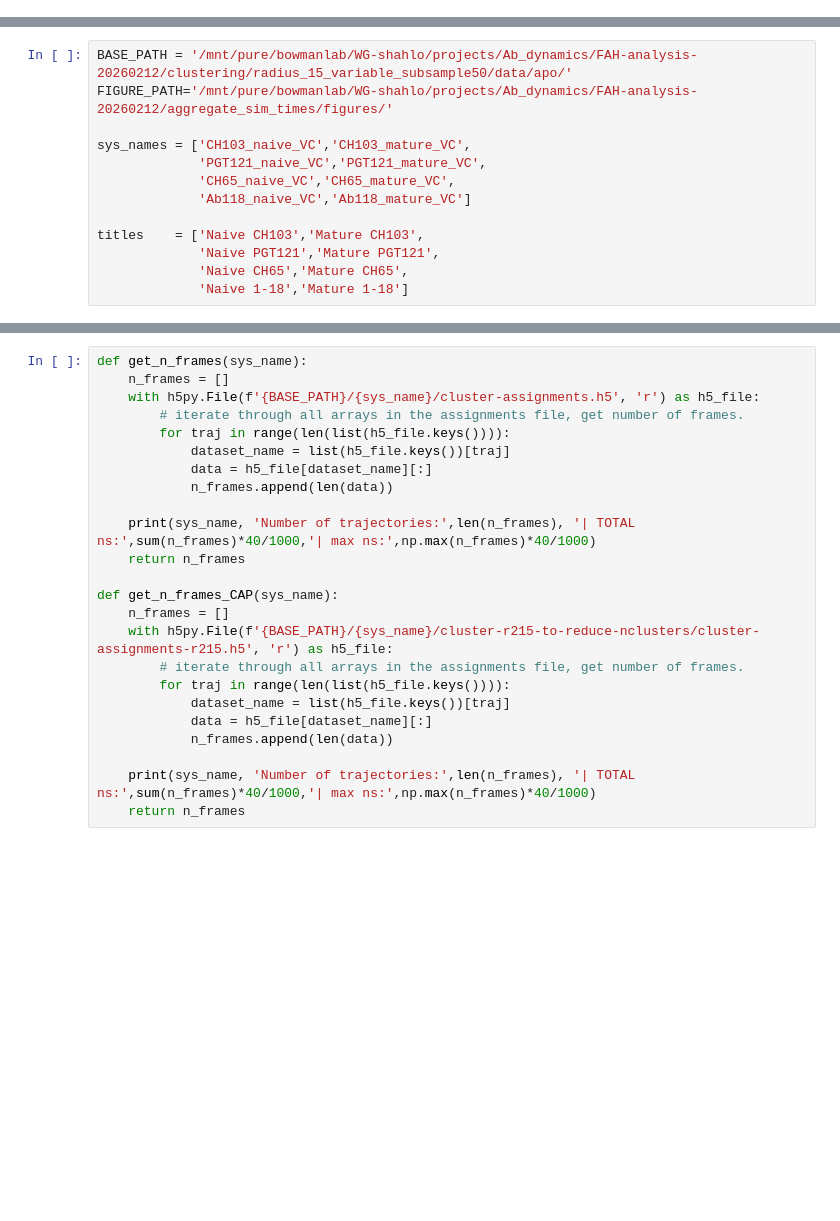
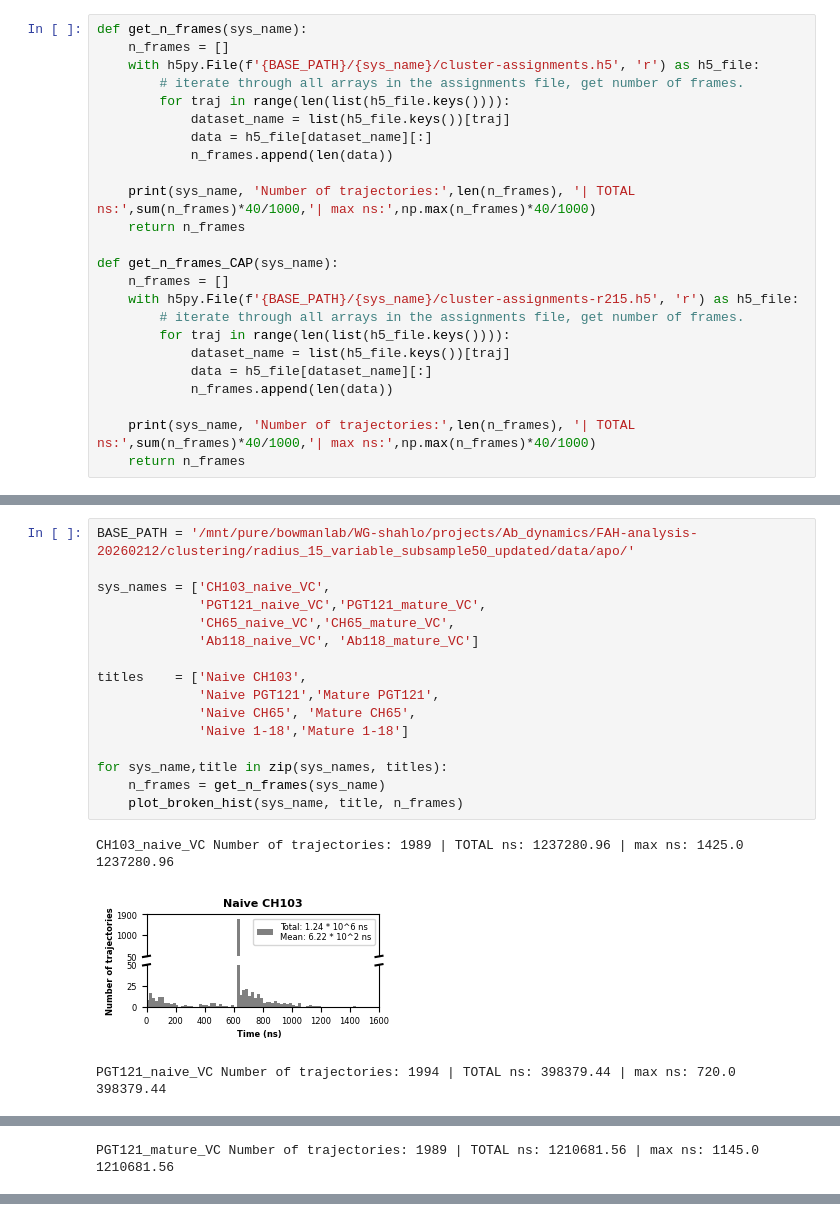
Before and after one commit to ssolieva/antibody-dynamics, a Jupyter notebook: analysis-files/aggregate-simulation-times/notebooks/FAH-trajLength-distributions.ipynb, the cells around one changed output, grey strips where cells are left out. Saved outputs shown, nothing was run; the diff lists cells and outputs as text; blank space fills up the shorter version.

Commit message:
updated aggregate simulation time histograms

```diff
--- a/analysis-files/aggregate-simulation-times/notebooks/FAH-trajLength-distributions.ipynb
+++ b/analysis-files/aggregate-simulation-times/notebooks/FAH-trajLength-distributions.ipynb
@@ -13,0 +25,24 @@ import matplotlib.pyplot as plt
+# %%
+def get_n_frames(sys_name):
+    n_frames = []
+    with h5py.File(f'{BASE_PATH}/{sys_name}/cluster-assignments.h5', 'r') as h5_file:
+        # iterate through all arrays in the assignments file, get number of frames.
+        for traj in range(len(list(h5_file.keys()))):
+            dataset_name = list(h5_file.keys())[traj]
+            data = h5_file[dataset_name][:]
+            n_frames.append(len(data))
+
+    print(sys_name, 'Number of trajectories:',len(n_frames), '| TOTAL ns:',sum(n_frames)*40/1000,'| max ns:',np.max(n_frames)*40/1000)
+    return n_frames
+
+def get_n_frames_CAP(sys_name):
+    n_frames = []
+    with h5py.File(f'{BASE_PATH}/{sys_name}/cluster-assignments-r215.h5', 'r') as h5_file:
+        # iterate through all arrays in the assignments file, get number of frames.
+        for traj in range(len(list(h5_file.keys()))):
+            dataset_name = list(h5_file.keys())[traj]
+            data = h5_file[dataset_name][:]
+            n_frames.append(len(data))
+
+    print(sys_name, 'Number of trajectories:',len(n_frames), '| TOTAL ns:',sum(n_frames)*40/1000,'| max ns:',np.max(n_frames)*40/1000)
+    return n_frames
@@ -14,13 +109,22 @@ import matplotlib.pyplot as plt
 # %%
-BASE_PATH = '/mnt/pure/bowmanlab/WG-shahlo/projects/Ab_dynamics/FAH-analysis-20260212/clustering/radius_15_variable_subsample50/data/apo/'
-FIGURE_PATH='/mnt/pure/bowmanlab/WG-shahlo/projects/Ab_dynamics/FAH-analysis-20260212/aggregate_sim_times/figures/'
+BASE_PATH = '/mnt/pure/bowmanlab/WG-shahlo/projects/Ab_dynamics/FAH-analysis-20260212/clustering/radius_15_variable_subsample50_updated/data/apo/'
 
-sys_names = ['CH103_naive_VC','CH103_mature_VC',
+sys_names = ['CH103_naive_VC',
              'PGT121_naive_VC','PGT121_mature_VC',
              'CH65_naive_VC','CH65_mature_VC',
-             'Ab118_naive_VC','Ab118_mature_VC']
+             'Ab118_naive_VC', 'Ab118_mature_VC']
 
-titles    = ['Naive CH103','Mature CH103',
+titles    = ['Naive CH103',
              'Naive PGT121','Mature PGT121',
-             'Naive CH65','Mature CH65',
+             'Naive CH65', 'Mature CH65',
              'Naive 1-18','Mature 1-18']
+
+for sys_name,title in zip(sys_names, titles):
+    n_frames = get_n_frames(sys_name)
+    plot_broken_hist(sys_name, title, n_frames)
+# %% [output]
+CH103_naive_VC Number of trajectories: 1989 | TOTAL ns: 1237280.96 | max ns: 1425.0
+1237280.96
+[figure, added]
+PGT121_naive_VC Number of trajectories: 1994 | TOTAL ns: 398379.44 | max ns: 720.0
+398379.44
@@ -26,0 +132,2 @@ titles    = ['Naive CH103','Mature CH103',
+PGT121_mature_VC Number of trajectories: 1989 | TOTAL ns: 1210681.56 | max ns: 1145.0
+1210681.56
@@ -27,24 +146,0 @@ titles    = ['Naive CH103','Mature CH103',
-# %%
-def get_n_frames(sys_name):
-    n_frames = []
-    with h5py.File(f'{BASE_PATH}/{sys_name}/cluster-assignments.h5', 'r') as h5_file:
-        # iterate through all arrays in the assignments file, get number of frames.
-        for traj in range(len(list(h5_file.keys()))):
-            dataset_name = list(h5_file.keys())[traj]
-            data = h5_file[dataset_name][:]
-            n_frames.append(len(data))
-
-    print(sys_name, 'Number of trajectories:',len(n_frames), '| TOTAL ns:',sum(n_frames)*40/1000,'| max ns:',np.max(n_frames)*40/1000)
-    return n_frames
-
-def get_n_frames_CAP(sys_name):
-    n_frames = []
-    with h5py.File(f'{BASE_PATH}/{sys_name}/cluster-r215-to-reduce-nclusters/cluster-assignments-r215.h5', 'r') as h5_file:
-        # iterate through all arrays in the assignments file, get number of frames.
-        for traj in range(len(list(h5_file.keys()))):
-            dataset_name = list(h5_file.keys())[traj]
-            data = h5_file[dataset_name][:]
-            n_frames.append(len(data))
-
-    print(sys_name, 'Number of trajectories:',len(n_frames), '| TOTAL ns:',sum(n_frames)*40/1000,'| max ns:',np.max(n_frames)*40/1000)
-    return n_frames
```
Also changed, not shown: parts of 19 cells of this notebook, 11 other files.
